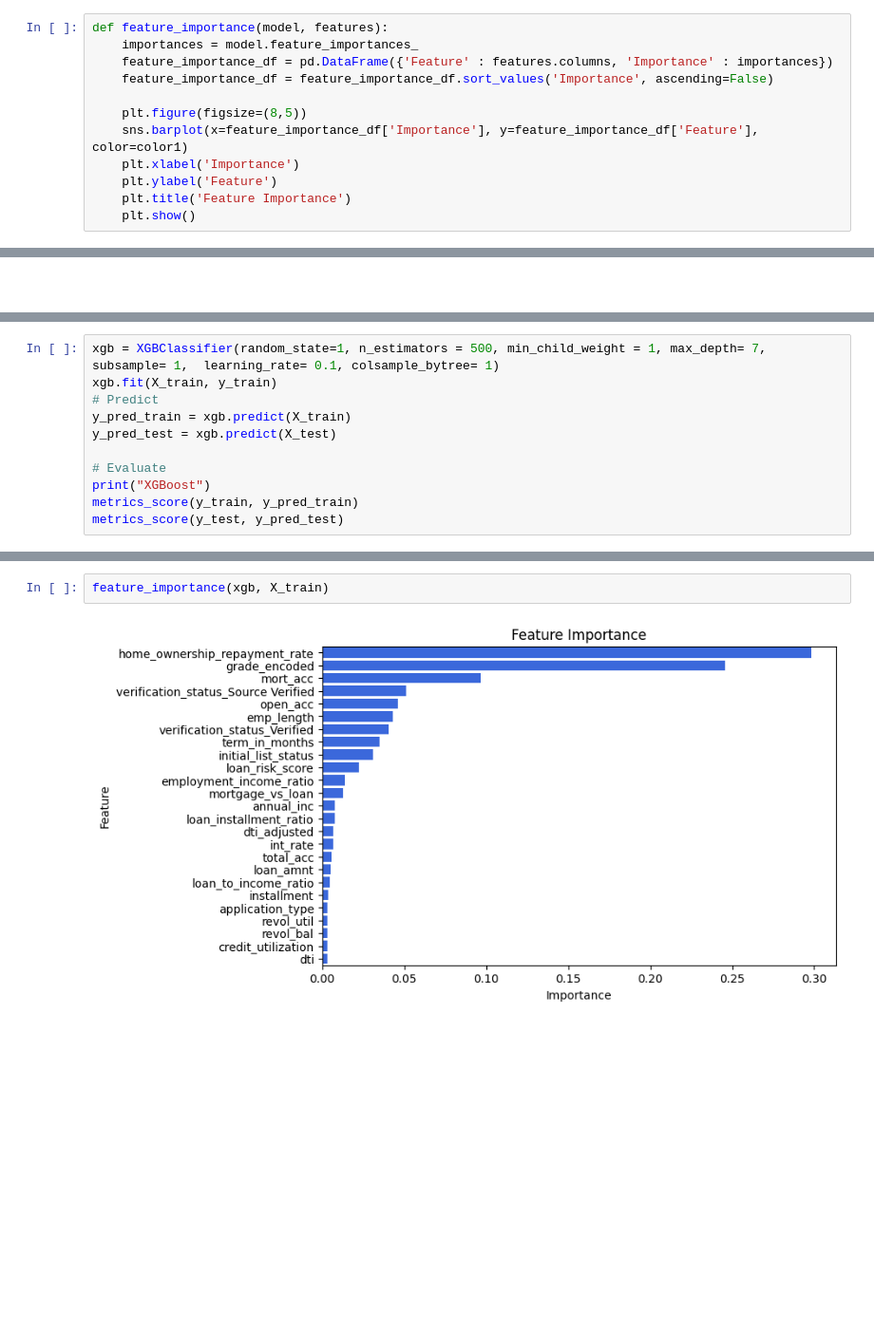
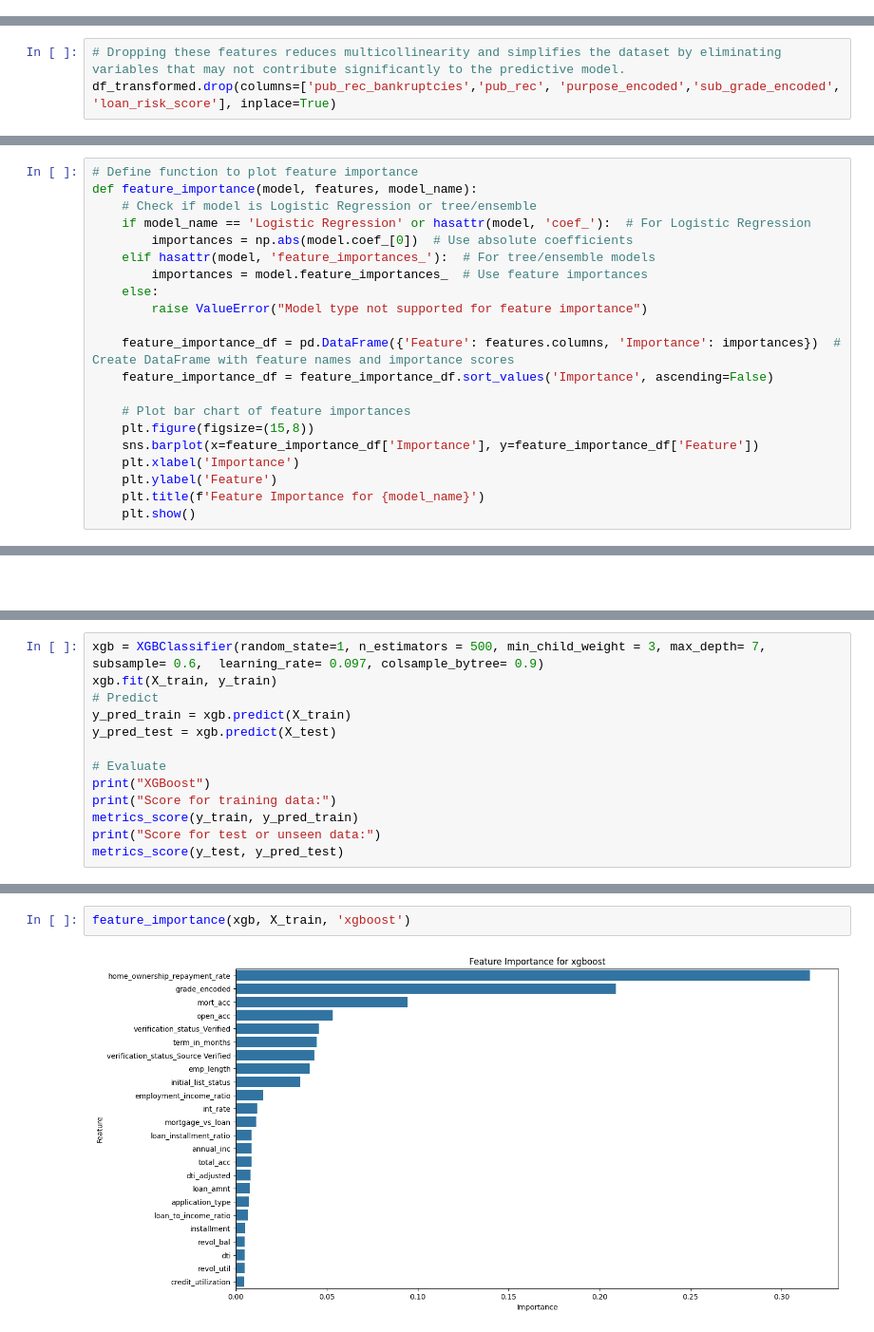
Before and after one commit to Sudais-shah/AI-Driven-Loan-Default-Prediction, a Jupyter notebook: AI-Driven Loan Default Prediction.ipynb, the cells around one changed output, grey strips where cells are left out. Shown at 95% size. Cells and saved outputs as stored; diff of their text form; blank space fills up the shorter version.

```diff
--- a/AI-Driven Loan Default Prediction.ipynb
+++ b/AI-Driven Loan Default Prediction.ipynb
@@ -698,12 +613,0 @@ def metrics_score(actual, predicted):
-# %%
-def feature_importance(model, features):
-    importances = model.feature_importances_
-    feature_importance_df = pd.DataFrame({'Feature' : features.columns, 'Importance' : importances})
-    feature_importance_df = feature_importance_df.sort_values('Importance', ascending=False)
-
-    plt.figure(figsize=(8,5))
-    sns.barplot(x=feature_importance_df['Importance'], y=feature_importance_df['Feature'], color=color1)
-    plt.xlabel('Importance')
-    plt.ylabel('Feature')
-    plt.title('Feature Importance')
-    plt.show()
@@ -769,0 +836,3 @@ AttributeError: 'LogisticRegression' object has no attribute 'feature_importance
+# %%
+# Dropping these features reduces multicollinearity and simplifies the dataset by eliminating variables that may not contribute significantly to the predictive model.
+df_transformed.drop(columns=['pub_rec_bankruptcies','pub_rec', 'purpose_encoded','sub_grade_encoded', 'loan_risk_score'], inplace=True)
@@ -769,0 +938,21 @@ AttributeError: 'LogisticRegression' object has no attribute 'feature_importance
+# %%
+# Define function to plot feature importance
+def feature_importance(model, features, model_name):
+    # Check if model is Logistic Regression or tree/ensemble
+    if model_name == 'Logistic Regression' or hasattr(model, 'coef_'):  # For Logistic Regression
+        importances = np.abs(model.coef_[0])  # Use absolute coefficients
+    elif hasattr(model, 'feature_importances_'):  # For tree/ensemble models
+        importances = model.feature_importances_  # Use feature importances
+    else:
+        raise ValueError("Model type not supported for feature importance")
+
+    feature_importance_df = pd.DataFrame({'Feature': features.columns, 'Importance': importances})  # Create DataFrame with feature names and importance scores
+    feature_importance_df = feature_importance_df.sort_values('Importance', ascending=False)
+
+    # Plot bar chart of feature importances
+    plt.figure(figsize=(15,8))
+    sns.barplot(x=feature_importance_df['Importance'], y=feature_importance_df['Feature'])
+    plt.xlabel('Importance')
+    plt.ylabel('Feature')
+    plt.title(f'Feature Importance for {model_name}')
+    plt.show()
@@ -843,5 +1234,5 @@ Best Score: 0.7839077989415146
 # %%
-xgb = XGBClassifier(random_state=1, n_estimators = 500, min_child_weight = 1, max_depth= 7, subsample= 1,  learning_rate= 0.1, colsample_bytree= 1)
+xgb = XGBClassifier(random_state=1, n_estimators = 500, min_child_weight = 3, max_depth= 7, subsample= 0.6,  learning_rate= 0.097, colsample_bytree= 0.9)
 xgb.fit(X_train, y_train)
 # Predict
 y_pred_train = xgb.predict(X_train)
@@ -849,6 +1240,8 @@ y_pred_test = xgb.predict(X_test)
 
 # Evaluate
 print("XGBoost")
+print("Score for training data:")
 metrics_score(y_train, y_pred_train)
+print("Score for test or unseen data:")
 metrics_score(y_test, y_pred_test)
 # %% [output]
@@ -856,4 +1275,4 @@ NameError: name 'XGBClassifier' is not defined
 # %%
-feature_importance(xgb, X_train)
+feature_importance(xgb, X_train, 'xgboost')
 # %% [output]
-[figure, old version]
+[figure, new version]
```
Also changed, not shown: parts of 210 cells of this notebook, 1 other file.
